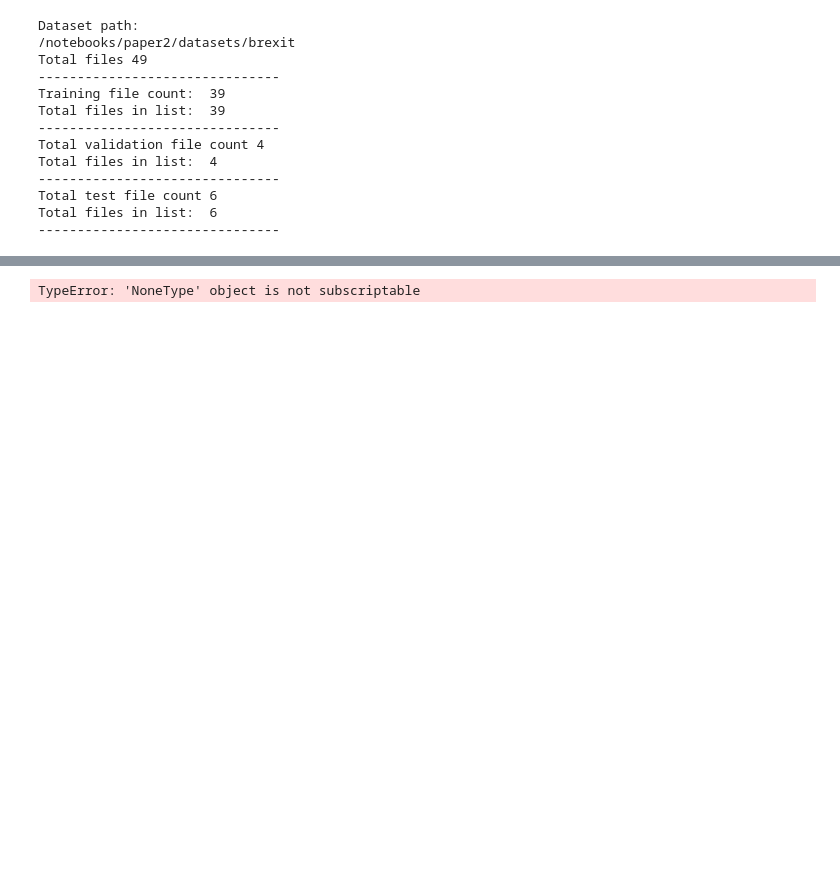
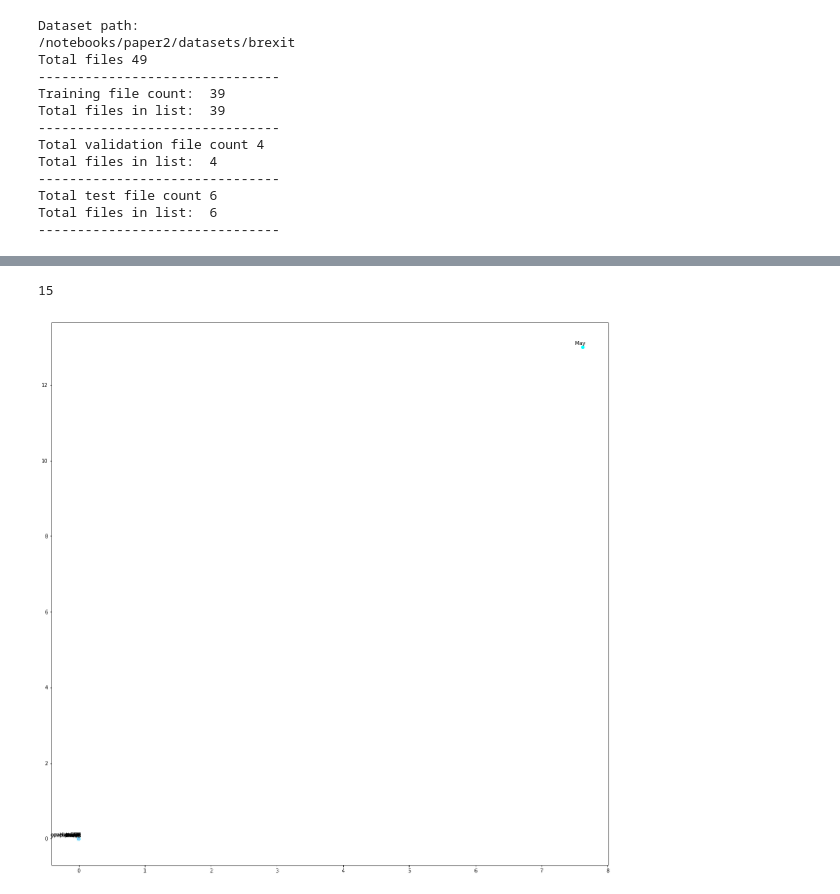
Before and after one commit to kahf-sami/Prototype-Analyzer, a Jupyter notebook: notebooks/paper2/word2vecGC.py.ipynb, the cells around one changed output, grey strips where cells are left out. Cells and saved outputs as stored; diff of their text form; code cells hidden in the pictures; blank space fills up the shorter version.

```diff
--- a/notebooks/paper2/word2vecGC.py.ipynb
+++ b/notebooks/paper2/word2vecGC.py.ipynb
@@ -82,9 +82,10 @@ Average loss after epoch  314 :  0.088111
 # %%
 from packages.gc.plotter import Plotter
-wordInfo = word2vecProcessor.getPoints(50)
+wordInfo = word2vecProcessor.getPoints(15)
 print(len(wordInfo))
 
 linearPlotProcessor = Plotter(wordInfo)
 linearPlotProcessor.displayPlot()
 # %% [output]
-TypeError: 'NoneType' object is not subscriptable
+15
+[figure, added]
```
Also changed, not shown: parts of 1 cell of this notebook, 17 other files.
